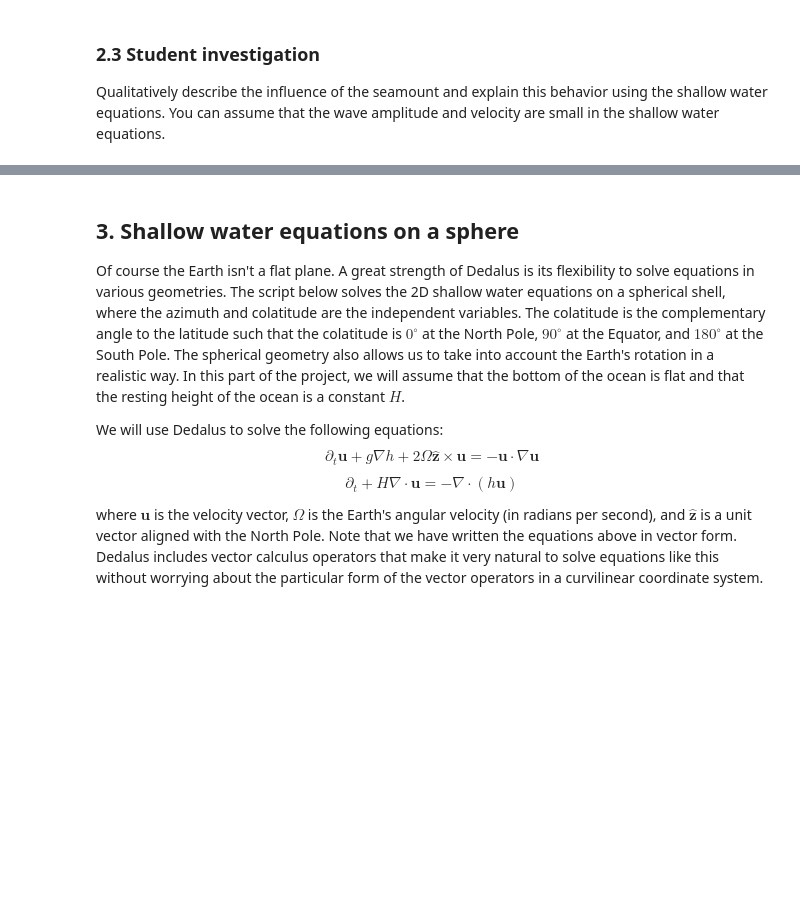
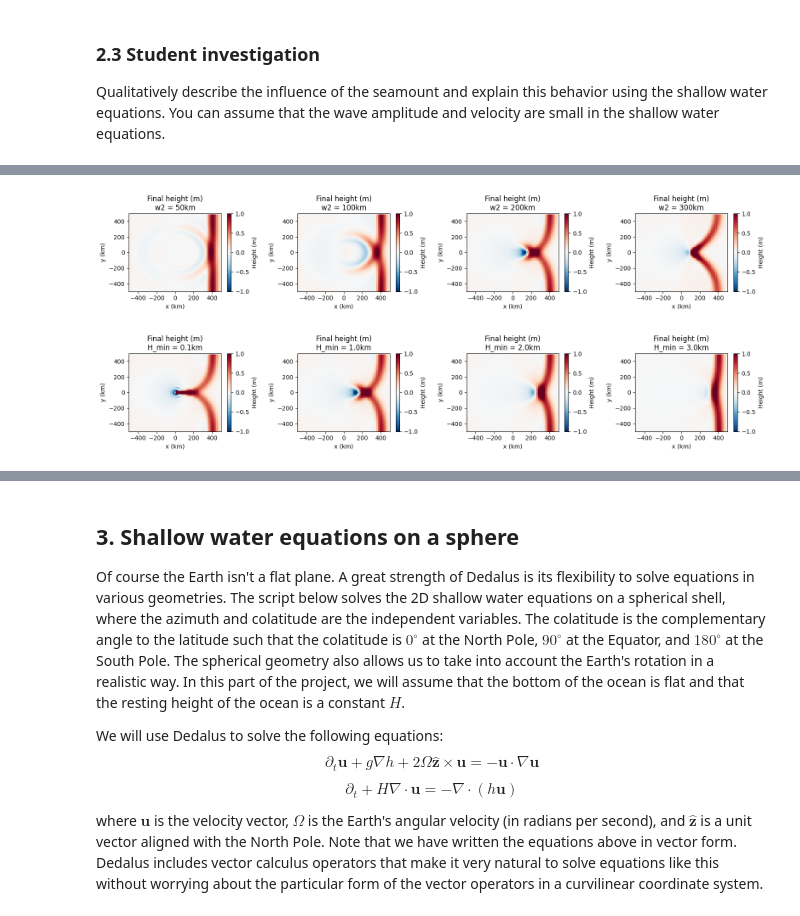
Before and after one commit to isabelgilchristmiller/QCES, a Jupyter notebook: Project3_tsunami.ipynb, the cells around one changed output, grey strips where cells are left out. Saved outputs shown, nothing was run; the diff lists cells and outputs as text; code cells hidden in the pictures; blank space fills up the shorter version.

```diff
--- a/Project3_tsunami.ipynb
+++ b/Project3_tsunami.ipynb
@@ -495,0 +677,16 @@ STUDENT ANSWER HERE (~ 1 PARAGRAPH)
+# %%
+# Define different w2 values to test
+w2_values = [50 * kilometer, 100 * kilometer, 200 * kilometer, 300 * kilometer]
+all_results_w2 = []
+
+for w2_val in w2_values:
+    h_save_data, t_save_data, x_data, y_data = simulation_changing_w2(w2_val)
+    all_results_w2.append((h_save_data, t_save_data, x_data, y_data))
+
+# Define different H_min values to test
+H_min_values = [0.1 * kilometer, 1 * kilometer, 2 * kilometer, 3 * kilometer]
+all_results_H_min = []
+
+for H_min_val in H_min_values:
+    h_save_data, t_save_data, x_data, y_data = simulation_changing_H_min(H_min_val)
+    all_results_H_min.append((h_save_data, t_save_data, x_data, y_data))
@@ -495,0 +707,44 @@ STUDENT ANSWER HERE (~ 1 PARAGRAPH)
+# %%
+from dedalus.extras import plot_tools
+
+fig, axes = plt.subplots(1, len(w2_values), figsize=(4 * len(w2_values), 3), squeeze=False)
+axes = axes.flatten()
+
+for i, (w2_val, (h_save_data, t_save_data, x_data, y_data)) in enumerate(zip(w2_values, all_results_w2)):
+    ax = axes[i]
+    # Plot the final time step of the height field
+    h_final = h_save_data[-1, :, :]
+    (X, Y) = plot_tools.quad_mesh(np.squeeze(x_data), np.squeeze(y_data))
+    im = ax.pcolormesh(X/(1*kilometer), Y/(1*kilometer), h_final.T, vmin=-1, vmax=1, cmap='RdBu_r')
+    ax.set_xlim((-Lx/2 / (1*kilometer), Lx/2 / (1*kilometer)))
+    ax.set_ylim((-Ly/2 / (1*kilometer), Ly/2 / (1*kilometer)))
+    ax.set_xlabel('x (km)')
+    ax.set_ylabel('y (km)')
+    ax.set_title(f'Final height (m)\nw2 = {w2_val/kilometer:.0f}km')
+    fig.colorbar(im, ax=ax, label='Height (m)')
+
+plt.tight_layout()
+plt.show()
+
+# now for H_min...
+fig, axes = plt.subplots(1, len(H_min_values), figsize=(4 * len(H_min_values), 3), squeeze=False)
+axes = axes.flatten()
+
+for i, (H_min_val, (h_save_data, t_save_data, x_data, y_data)) in enumerate(zip(H_min_values, all_results_H_min)):
+    ax = axes[i]
+    # Plot the final time step of the height field
+    h_final = h_save_data[-1, :, :]
+    (X, Y) = plot_tools.quad_mesh(np.squeeze(x_data), np.squeeze(y_data))
+    im = ax.pcolormesh(X/(1*kilometer), Y/(1*kilometer), h_final.T, vmin=-1, vmax=1, cmap='RdBu_r')
+    ax.set_xlim((-Lx/2 / (1*kilometer), Lx/2 / (1*kilometer)))
+    ax.set_ylim((-Ly/2 / (1*kilometer), Ly/2 / (1*kilometer)))
+    ax.set_xlabel('x (km)')
+    ax.set_ylabel('y (km)')
+    ax.set_title(f'Final height (m)\nH_min = {H_min_val/kilometer:.1f}km')
+    fig.colorbar(im, ax=ax, label='Height (m)')
+
+plt.tight_layout()
+plt.show()
+# %% [output]
+[figure, added]
+[figure, added]
```
Also changed, not shown: parts of 17 cells of this notebook.
